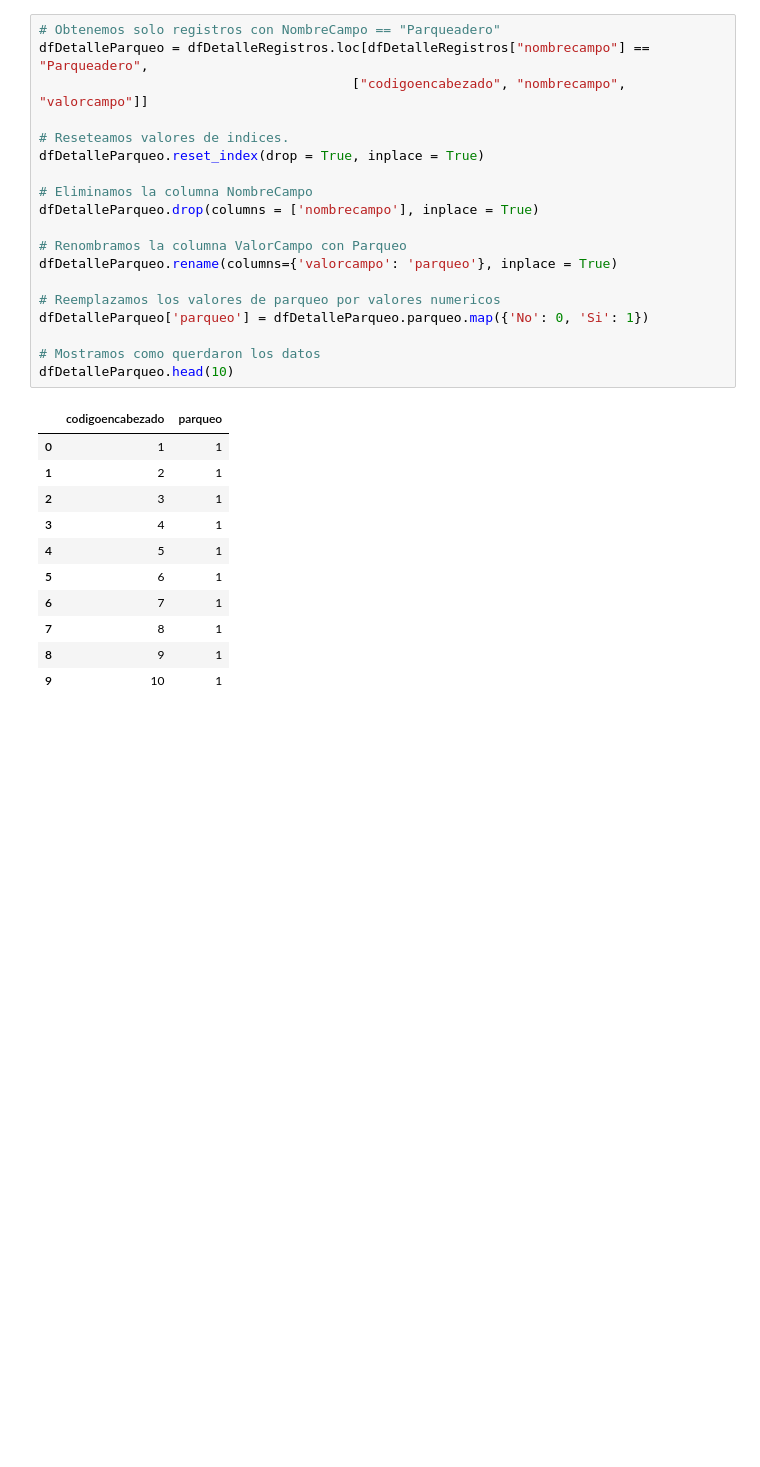
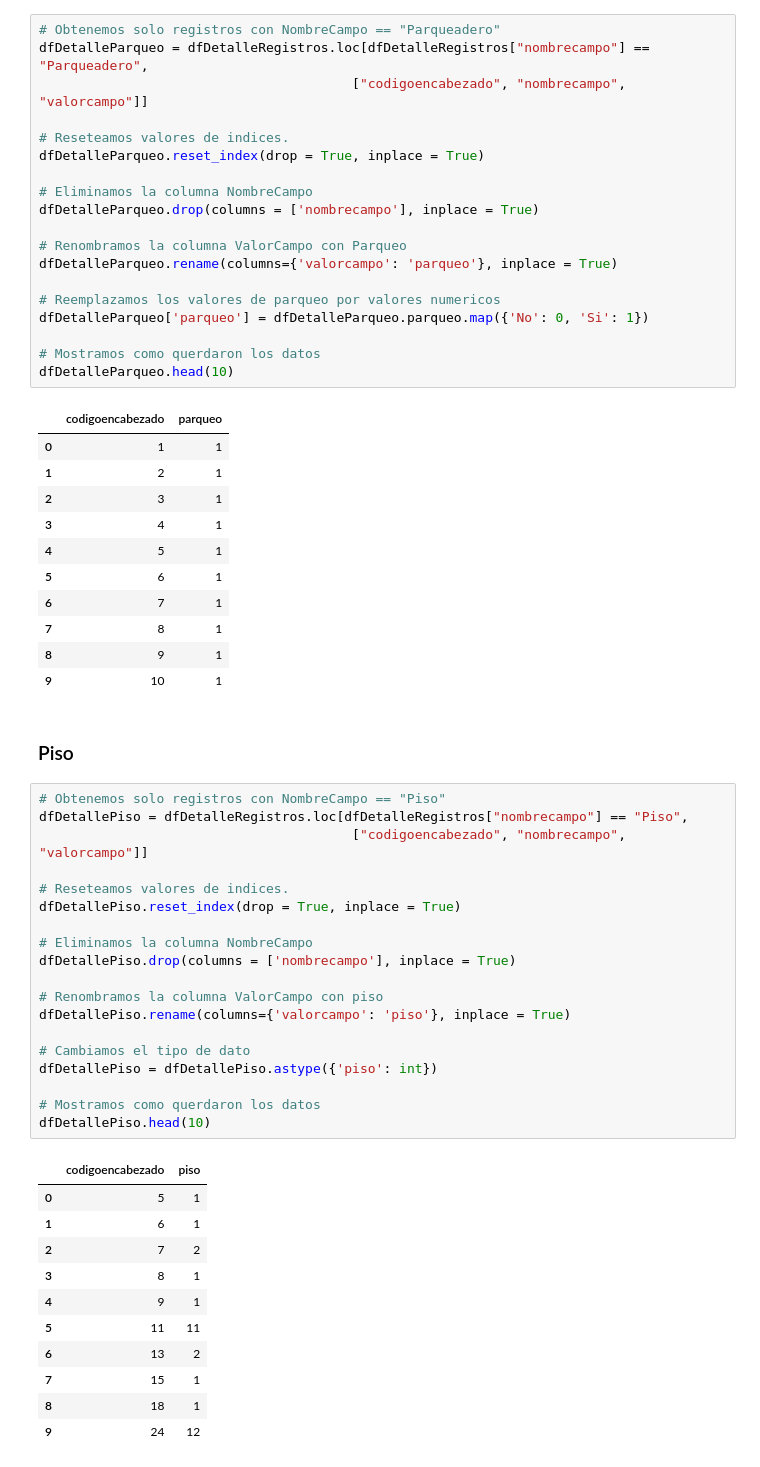
Before and after one commit to yadderace/ScrappingProject, a Jupyter notebook: Notebooks/Data Wrangling.ipynb, the cells around one changed output. Drawn from its saved outputs; the diff is of its cells as text; blank space fills up the shorter version.

```diff
--- a/Notebooks/Data Wrangling.ipynb
+++ b/Notebooks/Data Wrangling.ipynb
@@ -401,3 +401,36 @@ dfDetalleParqueo.head(10)
 | 7 | 8 | 1 |
 | 8 | 9 | 1 |
 | 9 | 10 | 1 |
+# %% [markdown]
+### Piso
+# %%
+# Obtenemos solo registros con NombreCampo == "Piso"
+dfDetallePiso = dfDetalleRegistros.loc[dfDetalleRegistros["nombrecampo"] == "Piso",
+                                        ["codigoencabezado", "nombrecampo", "valorcampo"]]
+
+# Reseteamos valores de indices.
+dfDetallePiso.reset_index(drop = True, inplace = True)
+
+# Eliminamos la columna NombreCampo
+dfDetallePiso.drop(columns = ['nombrecampo'], inplace = True)
+
+# Renombramos la columna ValorCampo con piso
+dfDetallePiso.rename(columns={'valorcampo': 'piso'}, inplace = True)
+
+# Cambiamos el tipo de dato
+dfDetallePiso = dfDetallePiso.astype({'piso': int})
+
+# Mostramos como querdaron los datos
+dfDetallePiso.head(10)
+# %% [output]
+|  | codigoencabezado | piso |
+| 0 | 5 | 1 |
+| 1 | 6 | 1 |
+| 2 | 7 | 2 |
+| 3 | 8 | 1 |
+| 4 | 9 | 1 |
+| 5 | 11 | 11 |
+| 6 | 13 | 2 |
+| 7 | 15 | 1 |
+| 8 | 18 | 1 |
+| 9 | 24 | 12 |
```
Also changed, not shown: parts of 3 cells of this notebook.
